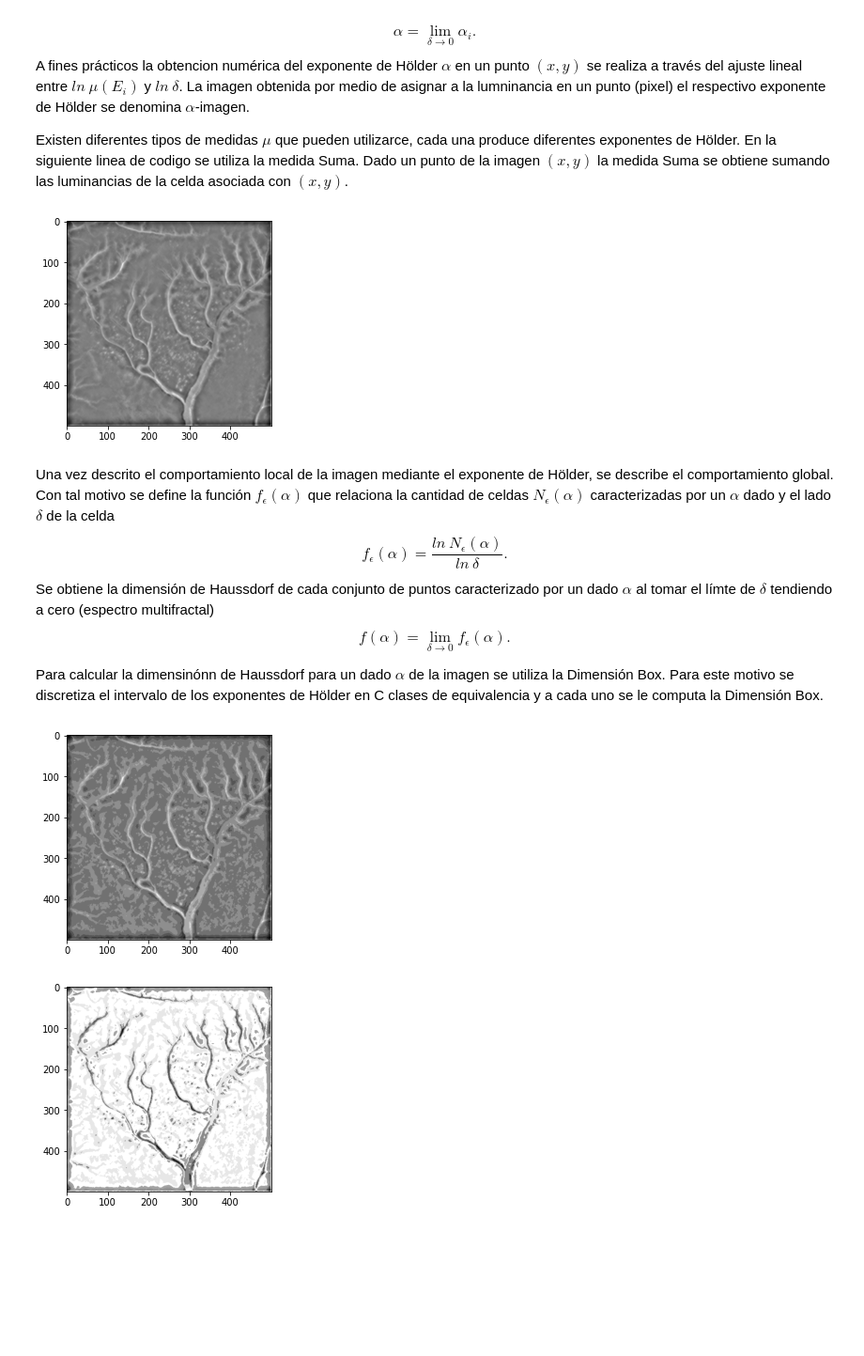
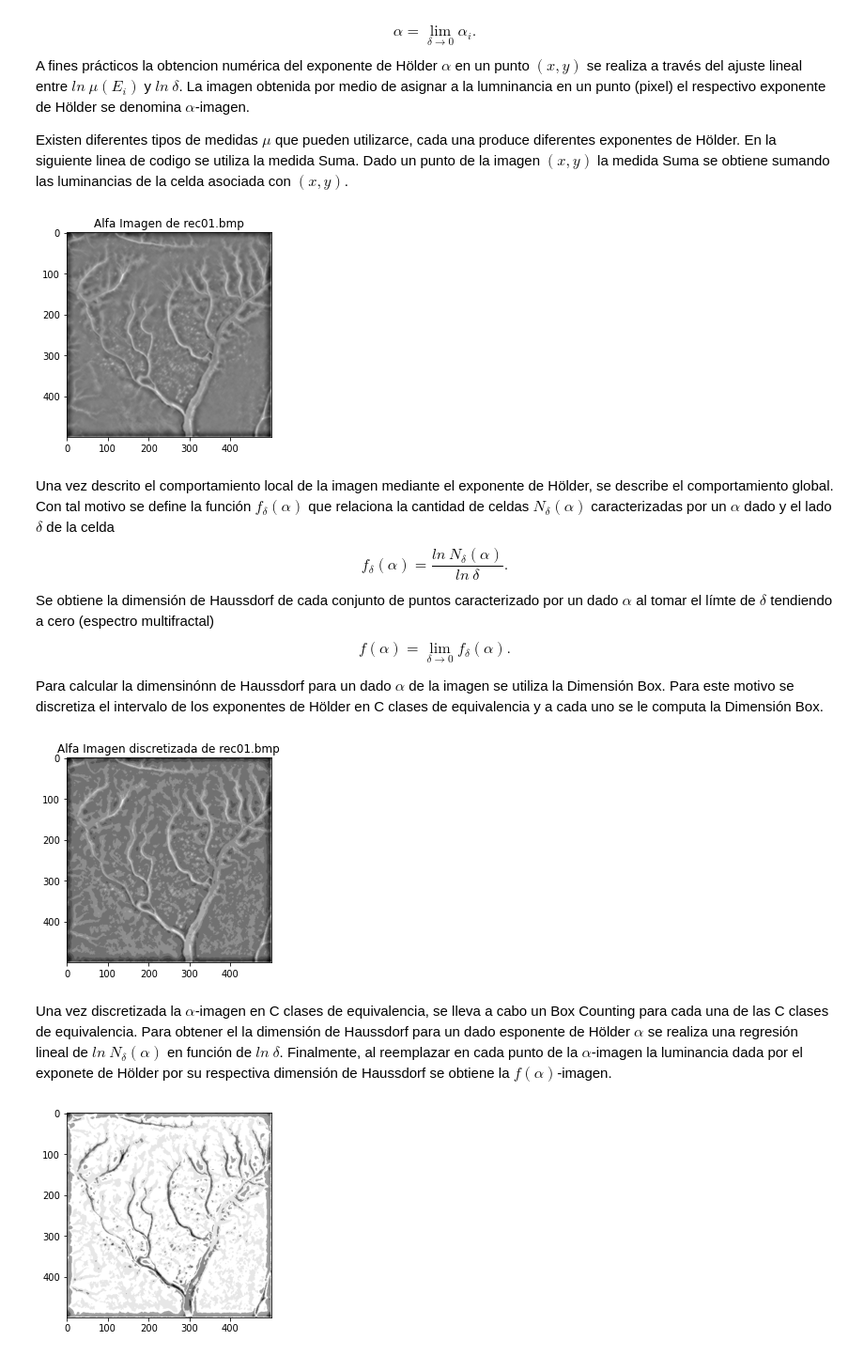
Before and after one commit to JuanCruzFM/Procesamiento-Digital-de-Imagenes, a Jupyter notebook: MultifractalBoxDimension.ipynb, the cells around one changed output. Shown at 94% size. Drawn from its saved outputs; the diff is of its cells as text; code cells hidden in the pictures; blank space fills up the shorter version.

```diff
--- a/MultifractalBoxDimension.ipynb
+++ b/MultifractalBoxDimension.ipynb
@@ -36,39 +36,46 @@ A fines prácticos la obtencion numérica del exponente de Hölder $\alpha$ en u
 
 Existen diferentes tipos de medidas $\mu$ que pueden utilizarce, cada una produce diferentes exponentes de Hölder. En la siguiente linea de codigo se utiliza la medida Suma. Dado un punto de la imagen $(x,y)$ la medida Suma se obtiene sumando las luminancias de la celda asociada con $(x,y)$.
 # %%
-N=20 #cantidad de celdas utilizadas para calcular la medida en un punto (x,y),el lado de la celda es 2*n+1
-#defino arreglos que voy a utilizar para obtener la alfa-imagen
-medida=np.zeros(N*alto)
-AlfaImagen=np.zeros((ancho,alto))
-auxx=np.zeros(N)
-for i in range(N):
-    auxx[i]=2*(i+1)+1
-denominador=np.log(auxx)
-b = np.vstack((denominador,np.ones((1,N)))).T
-AA=coo_matrix(np.kron(np.identity(ancho), b))
-#obtengo la alfa-imagen a traves de resolver un sistema de ecuaciones lineales a traves de cuadrados minimos
-for x in range(ancho):
-    for y in range(alto):
-        for CantCeldas in range(N):
+def Alfa_Imagen_Suma(ArregloImagen,C):
+  ancho,alto=ArregloImagen.shape
+  N=C #cantidad de celdas utilizadas para calcular la medida en un punto (x,y),el lado de la celda es 2*n+1
+  #defino arreglos que voy a utilizar para obtener la alfa-imagen
+  medida=np.zeros(N*alto)
+  AlfaImagen=np.zeros((ancho,alto))
+  auxx=np.zeros(N)
+  for i in range(N):
+      auxx[i]=2*(i+1)+1
+  denominador=np.log(auxx)
+  b = np.vstack((denominador,np.ones((1,N)))).T
+  AA=coo_matrix(np.kron(np.identity(ancho), b))
+  #obtengo la alfa-imagen a traves de resolver un sistema de ecuaciones lineales a traves de cuadrados minimos
+  for x in range(ancho):
+      for y in range(alto):
+          for CantCeldas in range(N):
 
-            medida[CantCeldas+y*N]=np.sum(ArregloImagen[max(x-(CantCeldas+1),0):min(x+(CantCeldas+2),ancho-1),max(y-(CantCeldas+1),0):min(y+(CantCeldas+2),alto-1)]) + 0.01
+              medida[CantCeldas+y*N]=np.sum(ArregloImagen[max(x-(CantCeldas+1),0):min(x+(CantCeldas+2),ancho-1),max(y-(CantCeldas+1),0):min(y+(CantCeldas+2),alto-1)]) + 0.01
 
-    bb=np.log(medida)
-    z = linsolve.lsqr(AA,bb)[0]
-    z = z.reshape(2,alto,order = 'F')
-    AlfaImagen[x,:] = z[0]
+      bb=np.log(medida)
+      z = linsolve.lsqr(AA,bb)[0]
+      z = z.reshape(2,alto,order = 'F')
+      AlfaImagen[x,:] = z[0]
+  return AlfaImagen
+
+AlfaImagen=Alfa_Imagen_Suma(ArregloImagen,20)
+
 plt.imshow(AlfaImagen,'gray')
+plt.title('Alfa Imagen de ' +imagen, loc='center')
 plt.show()
 # %% [output]
-[figure, old version]
+[figure, new version]
 # %% [markdown]
-Una vez descrito el comportamiento local de la imagen mediante el exponente de Hölder, se describe el comportamiento global. Con tal motivo se define la función $f_{\epsilon}(\alpha)$ que relaciona la cantidad de celdas $N_{\epsilon}(\alpha)$ caracterizadas por un $\alpha$ dado y el lado $\delta$ de la celda
+Una vez descrito el comportamiento local de la imagen mediante el exponente de Hölder, se describe el comportamiento global. Con tal motivo se define la función $f_{\delta}(\alpha)$ que relaciona la cantidad de celdas $N_{\delta}(\alpha)$ caracterizadas por un $\alpha$ dado y el lado $\delta$ de la celda
 \begin{equation}
-f_{\epsilon}(\alpha)=\frac{ln \ N_{\epsilon}(\alpha)}{ln \ \delta }.
+f_{\delta}(\alpha)=\frac{ln \ N_{\delta}(\alpha)}{ln \ \delta }.
 \end{equation}
 Se obtiene la dimensión de Haussdorf de cada conjunto de puntos caracterizado por un dado $\alpha$ al tomar el límte de $\delta$ tendiendo a cero (espectro multifractal)
 \begin{equation}
-f(\alpha)=\lim_{\delta \to 0} f_{\epsilon}(\alpha).
+f(\alpha)=\lim_{\delta \to 0} f_{\delta}(\alpha).
 \end{equation}
 
 Para calcular la dimensinónn de Haussdorf para un dado $\alpha$ de la imagen se utiliza la Dimensión Box. Para este motivo se discretiza el intervalo de los exponentes de Hölder en  C clases de equivalencia y a cada uno se le computa la Dimensión Box.
@@ -90,15 +100,22 @@ PC[C]=VC[C-1]+1
 # %%
-#obtengo alfa imagen discretizada en C clases de equivalencia
-AlfaImagenC=np.zeros((ancho,alto))
-for x in range(ancho):
-    for y in range(alto):
-        for i in range(C):
-            if AlfaImagen[x,y]>=PC[i] and AlfaImagen[x,y]<PC[i+1]:
-                AlfaImagenC[x,y]=VC[i] #imagen cuantizada en C clases de equivalencia #imagen cuantizada en C clases de equivalencia
-plt.imshow(AlfaImagenC,'gray')
+def DAlfa(AlfaImagen,C):
+  #obtengo alfa imagen discretizada en C clases de equivalencia
+  ancho,alto=AlfaImagen.shape
+  AlfaImagenC=np.zeros((ancho,alto))
+  for x in range(ancho):
+      for y in range(alto):
+          for i in range(C):
+              if AlfaImagen[x,y]>=PC[i] and AlfaImagen[x,y]<PC[i+1]:
+                  AlfaImagenC[x,y]=VC[i] #imagen cuantizada en C clases de equivalencia #imagen cuantizada en C clases de equivalencia
+  return AlfaImagenC
+AlfaImagenCuant=DAlfa(AlfaImagen,10)
+plt.imshow(AlfaImagenCuant,'gray')
+plt.title('Alfa Imagen discretizada de '+imagen)
 plt.show()
 # %% [output]
-[figure, old version]
+[figure, new version]
+# %% [markdown]
+Una vez discretizada la $\alpha$-imagen en C clases de equivalencia, se lleva a cabo un Box Counting para cada una de las C clases de equivalencia. Para obtener el la dimensión de Haussdorf para un dado esponente de Hölder $\alpha$ se realiza una regresión lineal de $ln \ N_{\delta}(\alpha)$ en función de $ln \ \delta$. Finalmente, al reemplazar en cada punto de la $\alpha$-imagen la luminancia dada por el exponete de Hölder por su respectiva dimensión de Haussdorf se obtiene la $f(\alpha)$-imagen.
 # %%
 #Defino una funcion que parte una matrix en bloques iguales
 def split(Arreglo, nrows, ncols):
```
Also changed, not shown: parts of 6 cells of this notebook.
